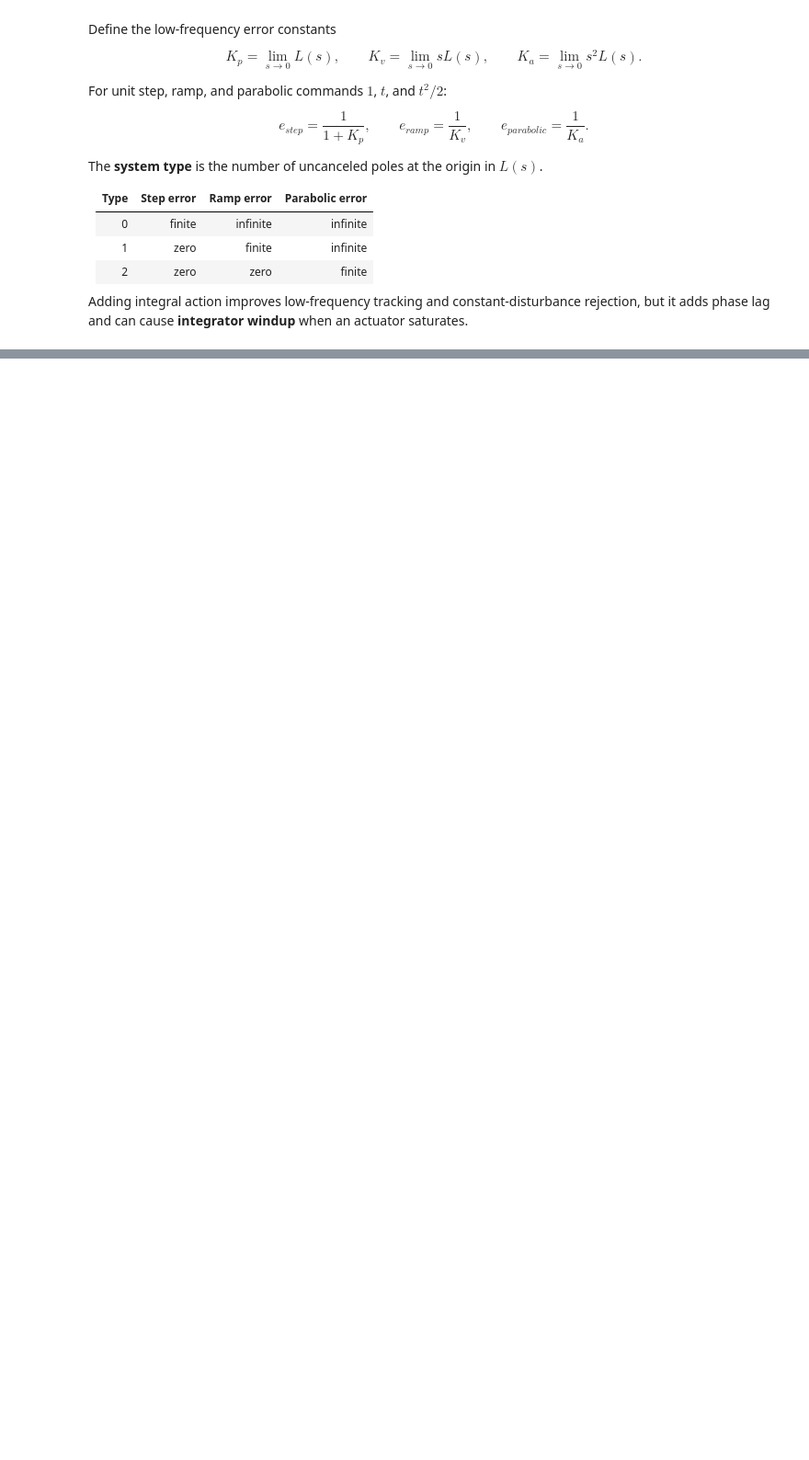
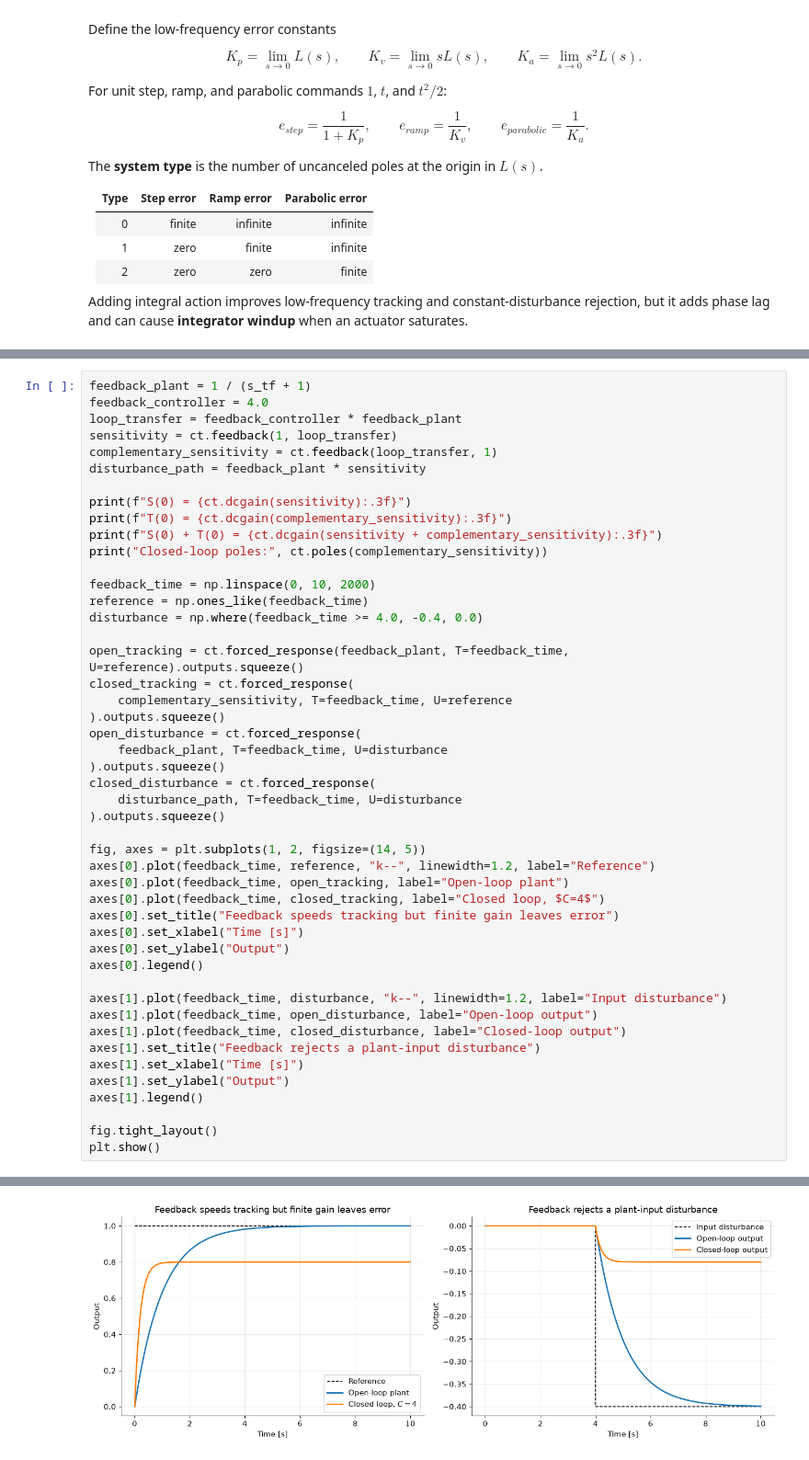
Before and after one commit to tanvir046/gpt5.5, a Jupyter notebook: control_systems_fundamentals.ipynb, the cells around one changed output, grey strips where cells are left out. Shown at 92% size. Drawn from its saved outputs; the diff is of its cells as text; blank space fills up the shorter version.

```diff
--- a/control_systems_fundamentals.ipynb
+++ b/control_systems_fundamentals.ipynb
@@ -853,0 +944,48 @@ plt.show()
+# %%
+feedback_plant = 1 / (s_tf + 1)
+feedback_controller = 4.0
+loop_transfer = feedback_controller * feedback_plant
+sensitivity = ct.feedback(1, loop_transfer)
+complementary_sensitivity = ct.feedback(loop_transfer, 1)
+disturbance_path = feedback_plant * sensitivity
+
+print(f"S(0) = {ct.dcgain(sensitivity):.3f}")
+print(f"T(0) = {ct.dcgain(complementary_sensitivity):.3f}")
+print(f"S(0) + T(0) = {ct.dcgain(sensitivity + complementary_sensitivity):.3f}")
+print("Closed-loop poles:", ct.poles(complementary_sensitivity))
+
+feedback_time = np.linspace(0, 10, 2000)
+reference = np.ones_like(feedback_time)
+disturbance = np.where(feedback_time >= 4.0, -0.4, 0.0)
+
+open_tracking = ct.forced_response(feedback_plant, T=feedback_time, U=reference).outputs.squeeze()
+closed_tracking = ct.forced_response(
+    complementary_sensitivity, T=feedback_time, U=reference
+).outputs.squeeze()
+open_disturbance = ct.forced_response(
+    feedback_plant, T=feedback_time, U=disturbance
+).outputs.squeeze()
+closed_disturbance = ct.forced_response(
+    disturbance_path, T=feedback_time, U=disturbance
+).outputs.squeeze()
+
+fig, axes = plt.subplots(1, 2, figsize=(14, 5))
+axes[0].plot(feedback_time, reference, "k--", linewidth=1.2, label="Reference")
+axes[0].plot(feedback_time, open_tracking, label="Open-loop plant")
+axes[0].plot(feedback_time, closed_tracking, label="Closed loop, $C=4$")
+axes[0].set_title("Feedback speeds tracking but finite gain leaves error")
+axes[0].set_xlabel("Time [s]")
+axes[0].set_ylabel("Output")
+axes[0].legend()
+
+axes[1].plot(feedback_time, disturbance, "k--", linewidth=1.2, label="Input disturbance")
+axes[1].plot(feedback_time, open_disturbance, label="Open-loop output")
+axes[1].plot(feedback_time, closed_disturbance, label="Closed-loop output")
+axes[1].set_title("Feedback rejects a plant-input disturbance")
+axes[1].set_xlabel("Time [s]")
+axes[1].set_ylabel("Output")
+axes[1].legend()
+
+fig.tight_layout()
+plt.show()
+# %% [output]
@@ -853,0 +996 @@ plt.show()
+[figure, added]
```
Also changed, not shown: parts of 23 cells of this notebook.
